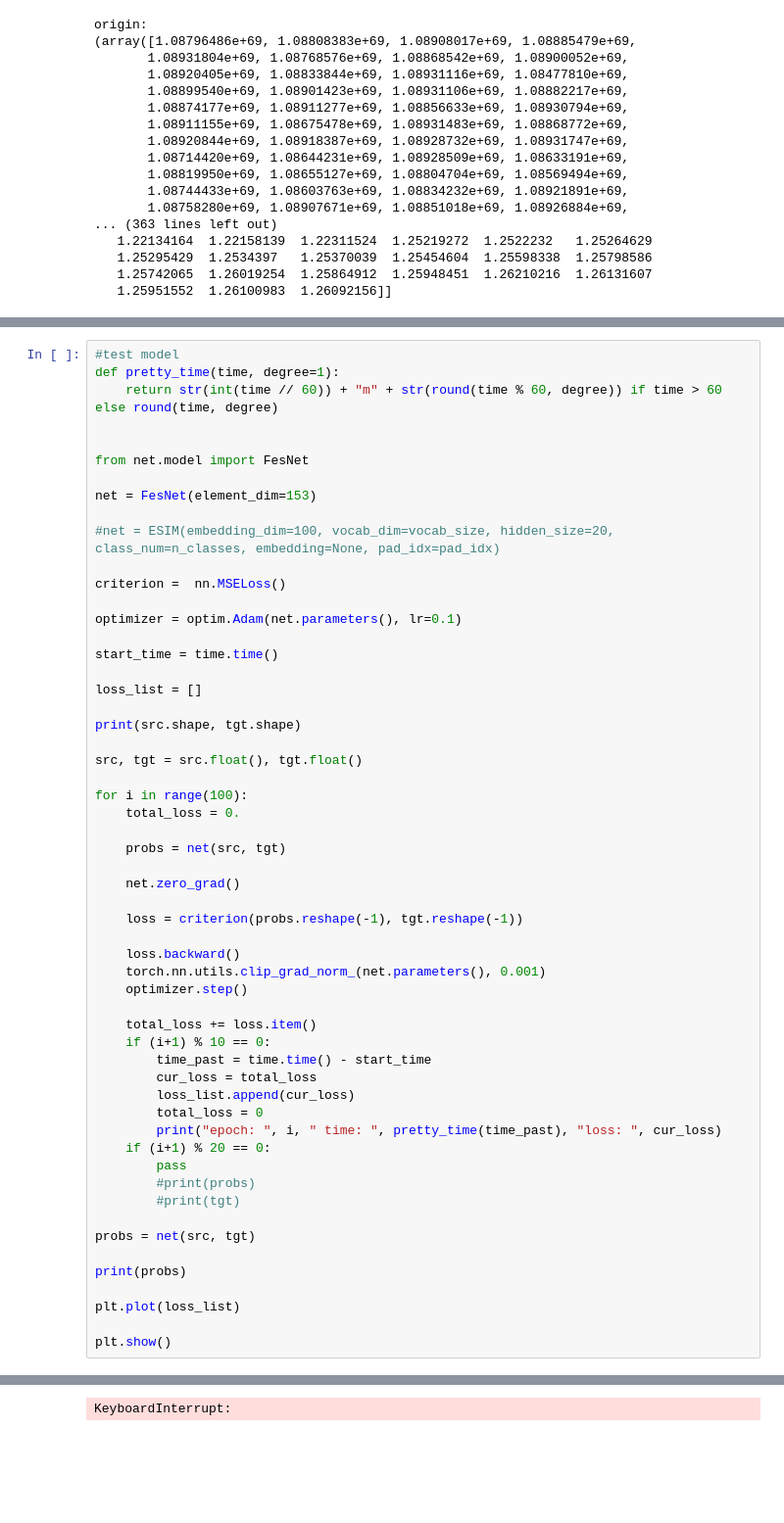
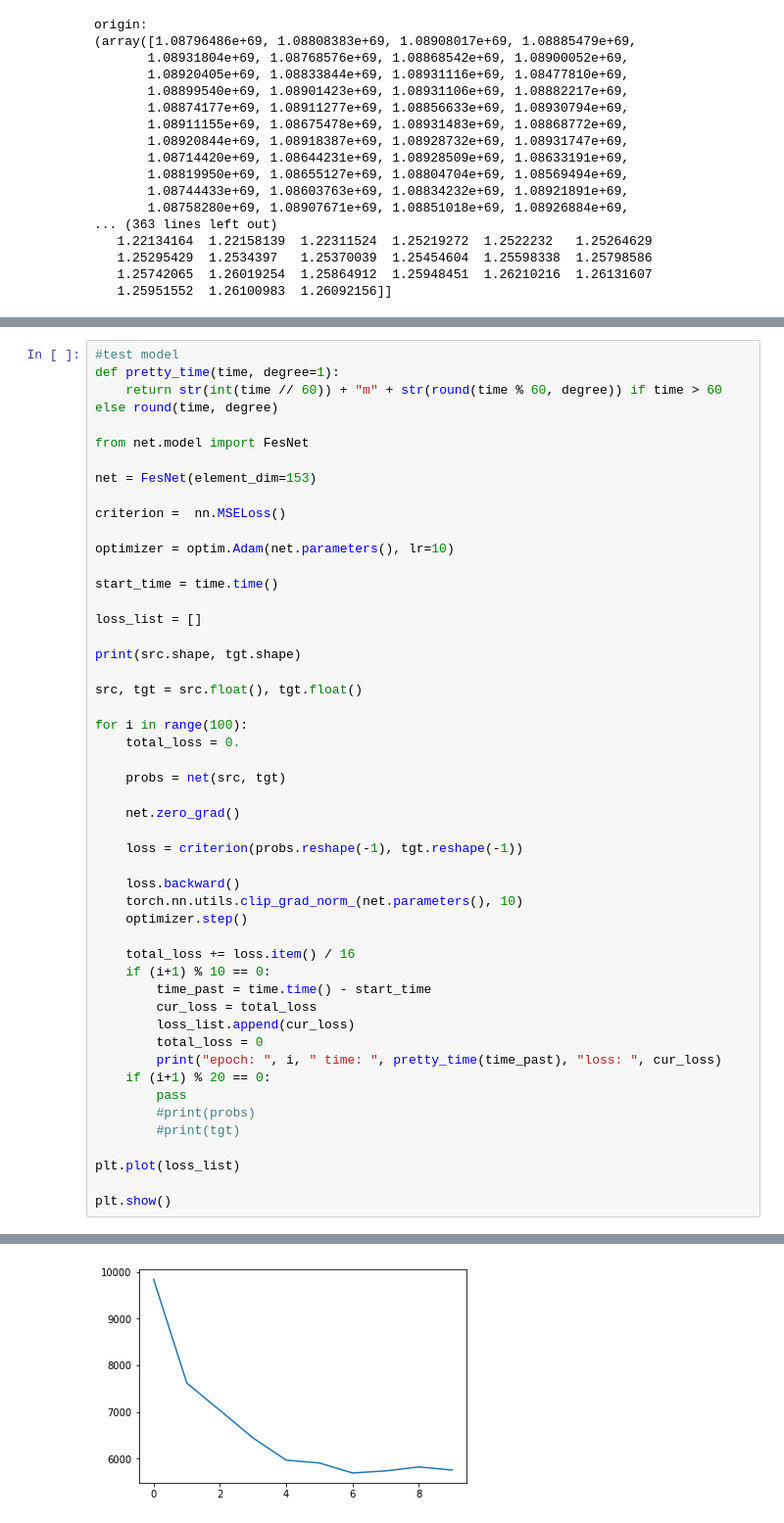
Before and after one commit to piglaker/fesnet, a Jupyter notebook: app.ipynb, the cells around one changed output, grey strips where cells are left out. Shown at 98% size. Drawn from its saved outputs; the diff is of its cells as text; blank space fills up the shorter version.

```diff
--- a/app.ipynb
+++ b/app.ipynb
@@ -115,16 +126,13 @@ torch.Size([6, 1, 153]) torch.Size([101, 1, 153])
 def pretty_time(time, degree=1):
     return str(int(time // 60)) + "m" + str(round(time % 60, degree)) if time > 60 else round(time, degree)
 
-
 from net.model import FesNet
 
 net = FesNet(element_dim=153)
 
-#net = ESIM(embedding_dim=100, vocab_dim=vocab_size, hidden_size=20, class_num=n_classes, embedding=None, pad_idx=pad_idx)
-
 criterion =  nn.MSELoss()
 
-optimizer = optim.Adam(net.parameters(), lr=0.1)
+optimizer = optim.Adam(net.parameters(), lr=10)
 
 start_time = time.time()
 
@@ -144,10 +152,10 @@ for i in range(100):
     loss = criterion(probs.reshape(-1), tgt.reshape(-1))
 
     loss.backward()
-    torch.nn.utils.clip_grad_norm_(net.parameters(), 0.001)
+    torch.nn.utils.clip_grad_norm_(net.parameters(), 10)
     optimizer.step()
 
-    total_loss += loss.item()
+    total_loss += loss.item() / 16
     if (i+1) % 10 == 0:
         time_past = time.time() - start_time
         cur_loss = total_loss
@@ -159,10 +167,6 @@ for i in range(100):
         #print(probs)
         #print(tgt)
 
-probs = net(src, tgt)
-
-print(probs)
-
 plt.plot(loss_list)
 
 plt.show()
@@ -173 +185 @@ epoch:  19  time:  1m36.9 loss:  157174.75
-KeyboardInterrupt:
+[figure, added]
```
Also changed, not shown: parts of 5 cells of this notebook, 1 other file.
